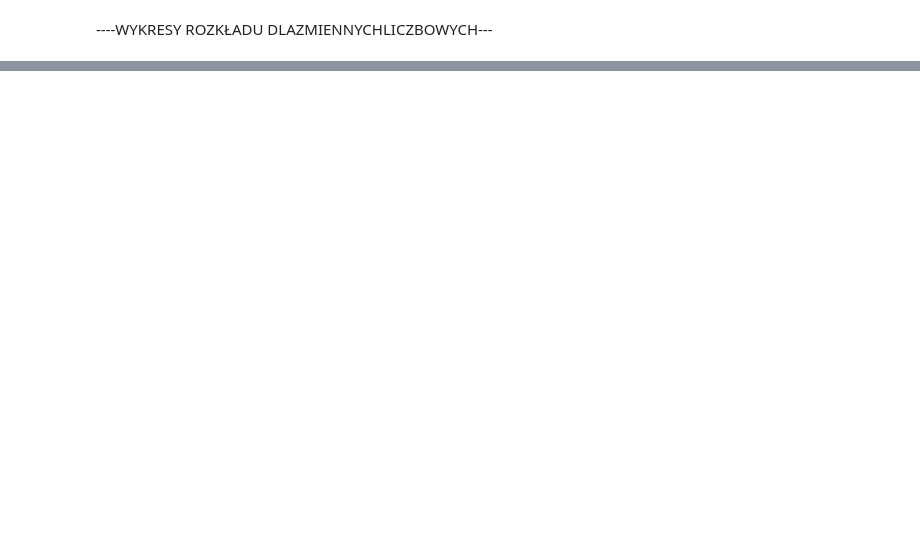
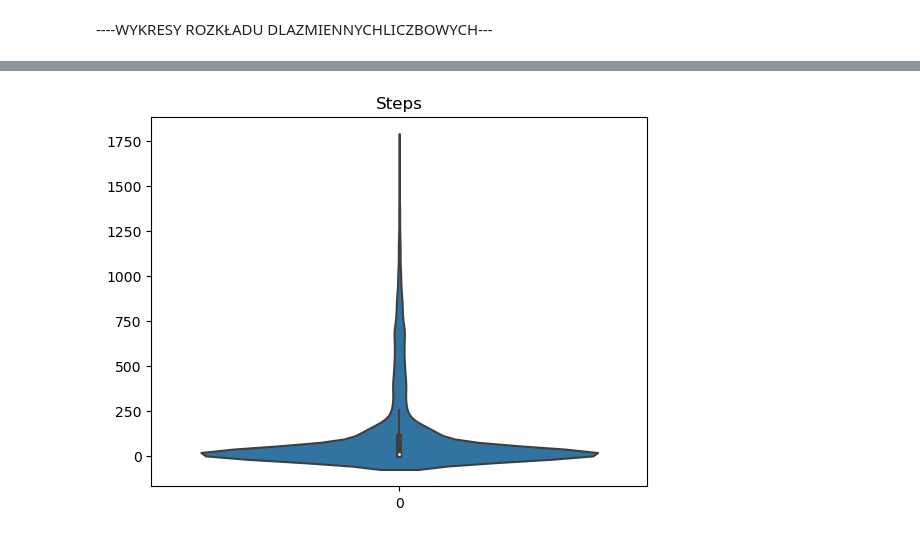
Before and after one commit to infoshareacademy/jdszr16-pajtoners, a Jupyter notebook: Zofia/braki,niespolnosc,wykresy_rozkladu.ipynb, the cells around one changed output, grey strips where cells are left out. Cells and saved outputs as stored; diff of their text form; code cells hidden in the pictures; blank space fills up the shorter version.

```diff
--- a/Zofia/braki,niespolnosc,wykresy_rozkladu.ipynb
+++ b/Zofia/braki,niespolnosc,wykresy_rozkladu.ipynb
@@ -259,0 +93,6 @@ plt.show()
+# %%
+sns.violinplot(data=data["steps"])
+plt.title('Steps')
+plt.show()
+# %% [output]
+[figure, added]
```
Also changed, not shown: parts of 54 cells of this notebook, 4 other files.
